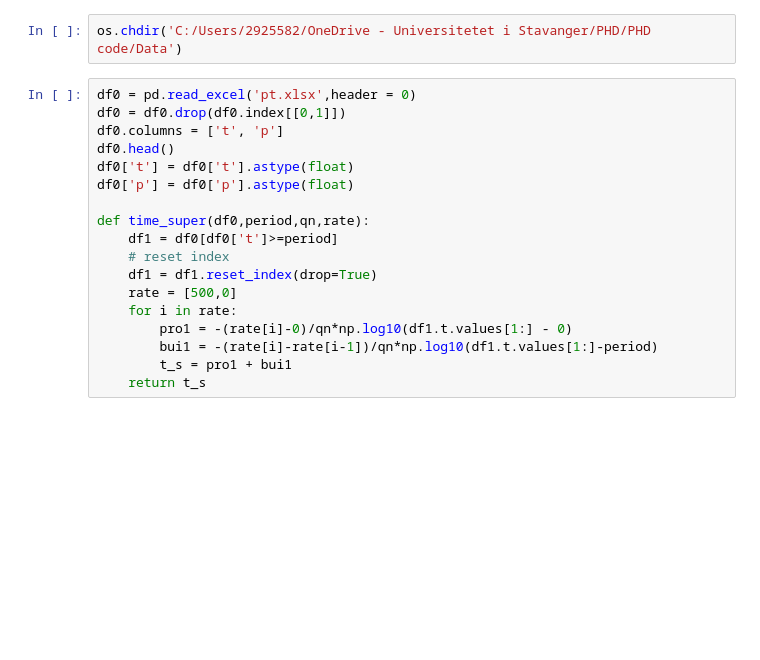
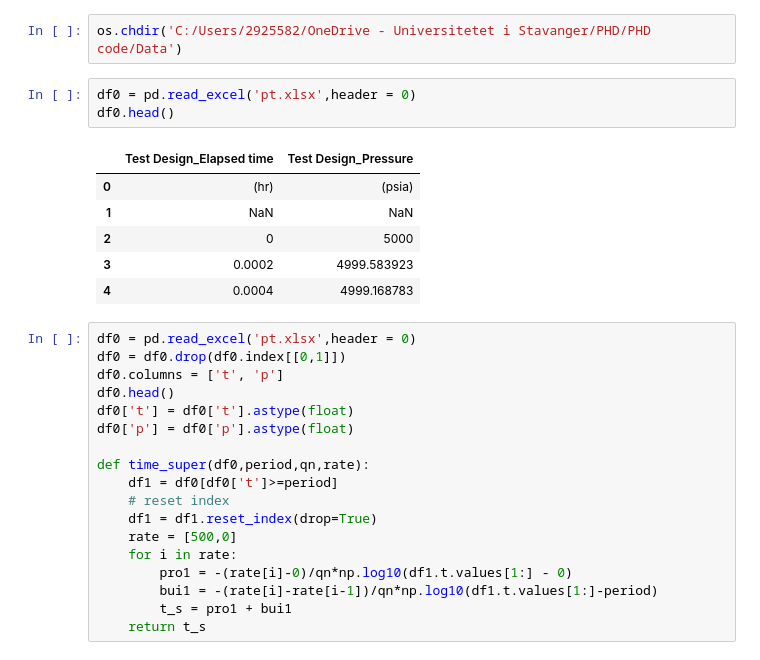
Before and after one commit to MaxwellCBY/loglog, a Jupyter notebook: Bourdet derivative eg1.ipynb, the cells around one changed output. Drawn from its saved outputs; the diff is of its cells as text; blank space fills up the shorter version.

```diff
--- a/Bourdet derivative eg1.ipynb
+++ b/Bourdet derivative eg1.ipynb
@@ -8,6 +8,16 @@ import math
 import time
 # %%
 os.chdir('C:/Users/2925582/OneDrive - Universitetet i Stavanger/PHD/PHD code/Data')
+# %%
+df0 = pd.read_excel('pt.xlsx',header = 0)
+df0.head()
+# %% [output]
+|  | Test Design_Elapsed time | Test Design_Pressure |
+| 0 | (hr) | (psia) |
+| 1 | NaN | NaN |
+| 2 | 0 | 5000 |
+| 3 | 0.0002 | 4999.583923 |
+| 4 | 0.0004 | 4999.168783 |
 # %%
 df0 = pd.read_excel('pt.xlsx',header = 0)
 df0 = df0.drop(df0.index[[0,1]])
```
Also changed, not shown: 5 other files.
